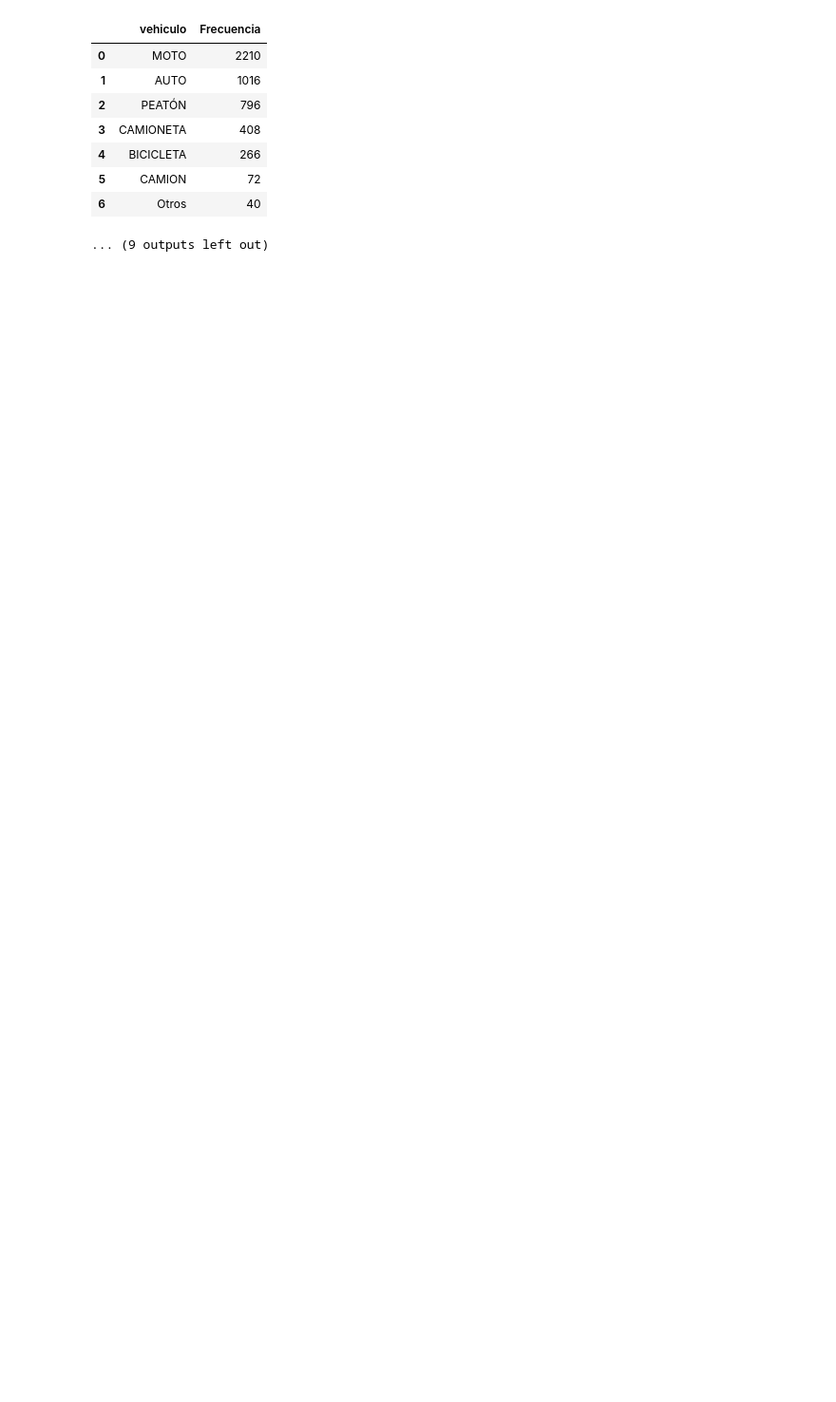
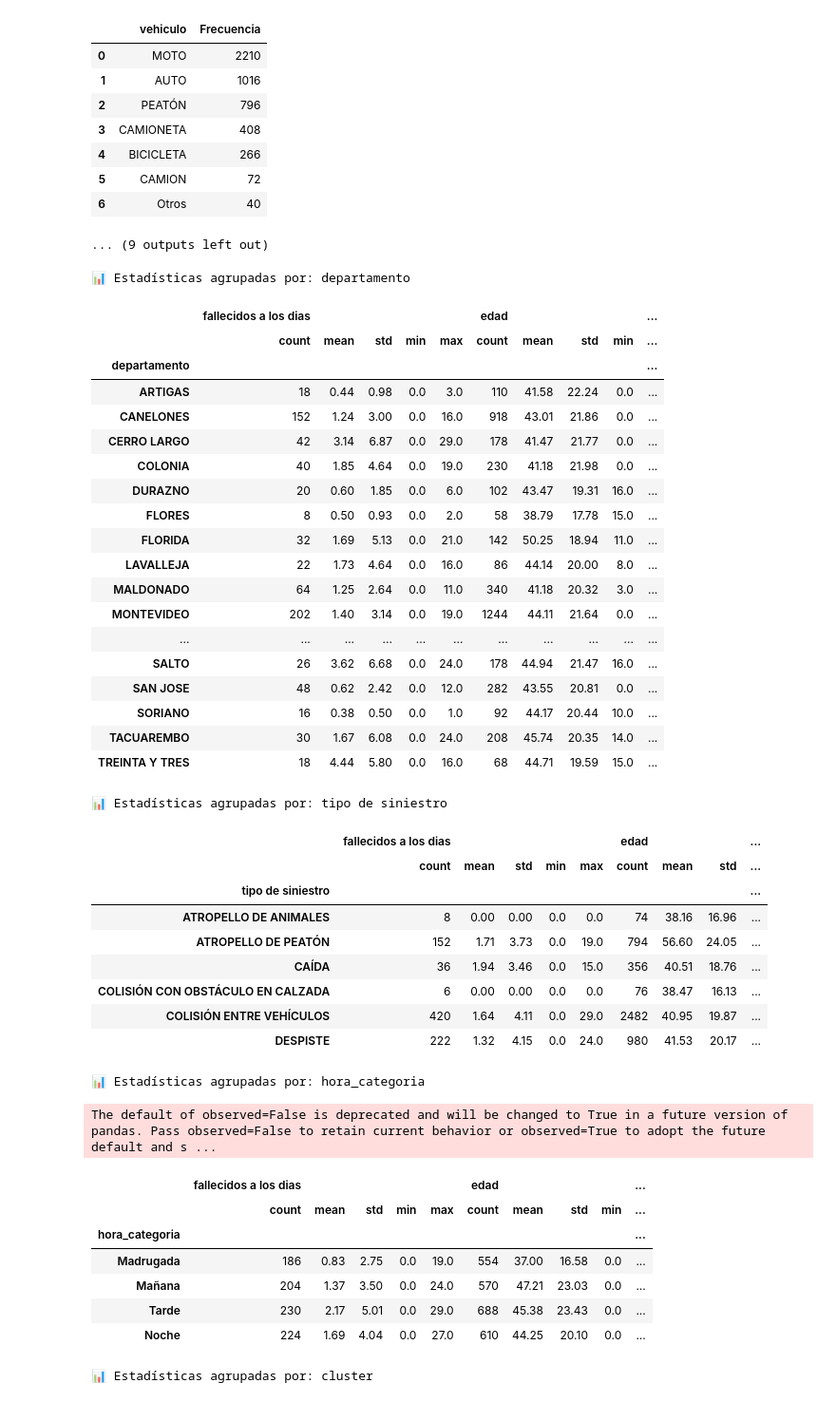
Before and after one commit to freakezoide/codigos-de-coolab, a Jupyter notebook: prueba_final_prueba_71.ipynb, the cells around one changed output. Shown: that part at 95% size. Drawn from its saved outputs; the diff is of its cells as text; code cells hidden in the pictures; blank space fills up the shorter version.

```diff
--- a/prueba_final_prueba_71.ipynb
+++ b/prueba_final_prueba_71.ipynb
@@ -363,3 +363,63 @@ plot_pie_and_summary(df, 'vehiculo')
 | 5 | CAMION | 72 |
 | 6 | Otros | 40 |
 ... (9 outputs left out)
+# %%
+# =============================================
+# 📋 11. TABLAS DE RESUMEN AGRUPADAS
+# =============================================
+def resumen_estadistico(df, group_col, metrics=['fallecidos a los dias', 'edad', 'hora']):
+    """
+    Genera resumen estadístico agrupado por una columna.
+    - group_col: columna para agrupar
+    - metrics: lista de columnas numéricas a resumir
+    """
+    print(f"\n📊 Estadísticas agrupadas por: {group_col}")
+    resumen = df.groupby(group_col)[metrics].agg(['count', 'mean', 'std', 'min', 'max']).round(2)
+    display(resumen)
+
+# Ejemplos:
+resumen_estadistico(df, 'departamento')
+resumen_estadistico(df, 'tipo de siniestro')
+resumen_estadistico(df, 'hora_categoria')
+resumen_estadistico(df, 'cluster')
+# %% [output]
+📊 Estadísticas agrupadas por: departamento
+|  | fallecidos a los dias |  |  |  |  | edad |  |  |  | ... |
+|  | count | mean | std | min | max | count | mean | std | min | ... |
+| departamento |  |  |  |  |  |  |  |  |  | ... |
+| ARTIGAS | 18 | 0.44 | 0.98 | 0.0 | 3.0 | 110 | 41.58 | 22.24 | 0.0 | ... |
+| CANELONES | 152 | 1.24 | 3.00 | 0.0 | 16.0 | 918 | 43.01 | 21.86 | 0.0 | ... |
+| CERRO LARGO | 42 | 3.14 | 6.87 | 0.0 | 29.0 | 178 | 41.47 | 21.77 | 0.0 | ... |
+| COLONIA | 40 | 1.85 | 4.64 | 0.0 | 19.0 | 230 | 41.18 | 21.98 | 0.0 | ... |
+| DURAZNO | 20 | 0.60 | 1.85 | 0.0 | 6.0 | 102 | 43.47 | 19.31 | 16.0 | ... |
+| FLORES | 8 | 0.50 | 0.93 | 0.0 | 2.0 | 58 | 38.79 | 17.78 | 15.0 | ... |
+| FLORIDA | 32 | 1.69 | 5.13 | 0.0 | 21.0 | 142 | 50.25 | 18.94 | 11.0 | ... |
+| LAVALLEJA | 22 | 1.73 | 4.64 | 0.0 | 16.0 | 86 | 44.14 | 20.00 | 8.0 | ... |
+| MALDONADO | 64 | 1.25 | 2.64 | 0.0 | 11.0 | 340 | 41.18 | 20.32 | 3.0 | ... |
+| MONTEVIDEO | 202 | 1.40 | 3.14 | 0.0 | 19.0 | 1244 | 44.11 | 21.64 | 0.0 | ... |
+| ... | ... | ... | ... | ... | ... | ... | ... | ... | ... | ... |
+| SALTO | 26 | 3.62 | 6.68 | 0.0 | 24.0 | 178 | 44.94 | 21.47 | 16.0 | ... |
+| SAN JOSE | 48 | 0.62 | 2.42 | 0.0 | 12.0 | 282 | 43.55 | 20.81 | 0.0 | ... |
+| SORIANO | 16 | 0.38 | 0.50 | 0.0 | 1.0 | 92 | 44.17 | 20.44 | 10.0 | ... |
+| TACUAREMBO | 30 | 1.67 | 6.08 | 0.0 | 24.0 | 208 | 45.74 | 20.35 | 14.0 | ... |
+| TREINTA Y TRES | 18 | 4.44 | 5.80 | 0.0 | 16.0 | 68 | 44.71 | 19.59 | 15.0 | ... |
+📊 Estadísticas agrupadas por: tipo de siniestro
+|  | fallecidos a los dias |  |  |  |  | edad |  |  | ... |
+|  | count | mean | std | min | max | count | mean | std | ... |
+| tipo de siniestro |  |  |  |  |  |  |  |  | ... |
+| ATROPELLO DE ANIMALES | 8 | 0.00 | 0.00 | 0.0 | 0.0 | 74 | 38.16 | 16.96 | ... |
+| ATROPELLO DE PEATÓN | 152 | 1.71 | 3.73 | 0.0 | 19.0 | 794 | 56.60 | 24.05 | ... |
+| CAÍDA | 36 | 1.94 | 3.46 | 0.0 | 15.0 | 356 | 40.51 | 18.76 | ... |
+| COLISIÓN CON OBSTÁCULO EN CALZADA | 6 | 0.00 | 0.00 | 0.0 | 0.0 | 76 | 38.47 | 16.13 | ... |
+| COLISIÓN ENTRE VEHÍCULOS | 420 | 1.64 | 4.11 | 0.0 | 29.0 | 2482 | 40.95 | 19.87 | ... |
+| DESPISTE | 222 | 1.32 | 4.15 | 0.0 | 24.0 | 980 | 41.53 | 20.17 | ... |
+📊 Estadísticas agrupadas por: hora_categoria
+The default of observed=False is deprecated and will be changed to True in a future version of pandas. Pass observed=False to retain current behavior or observed=True to adopt the future default and s ...
+|  | fallecidos a los dias |  |  |  |  | edad |  |  |  | ... |
+|  | count | mean | std | min | max | count | mean | std | min | ... |
+| hora_categoria |  |  |  |  |  |  |  |  |  | ... |
+| Madrugada | 186 | 0.83 | 2.75 | 0.0 | 19.0 | 554 | 37.00 | 16.58 | 0.0 | ... |
+| Mañana | 204 | 1.37 | 3.50 | 0.0 | 24.0 | 570 | 47.21 | 23.03 | 0.0 | ... |
+| Tarde | 230 | 2.17 | 5.01 | 0.0 | 29.0 | 688 | 45.38 | 23.43 | 0.0 | ... |
+| Noche | 224 | 1.69 | 4.04 | 0.0 | 27.0 | 610 | 44.25 | 20.10 | 0.0 | ... |
+📊 Estadísticas agrupadas por: cluster
```
Also changed, not shown: parts of 1 cell of this notebook.
